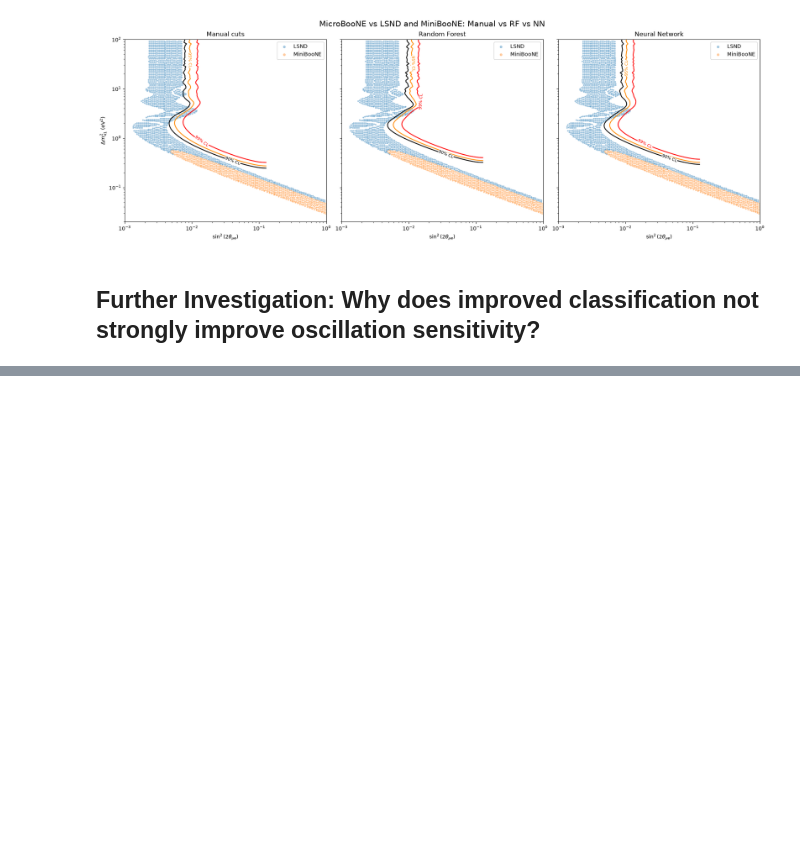
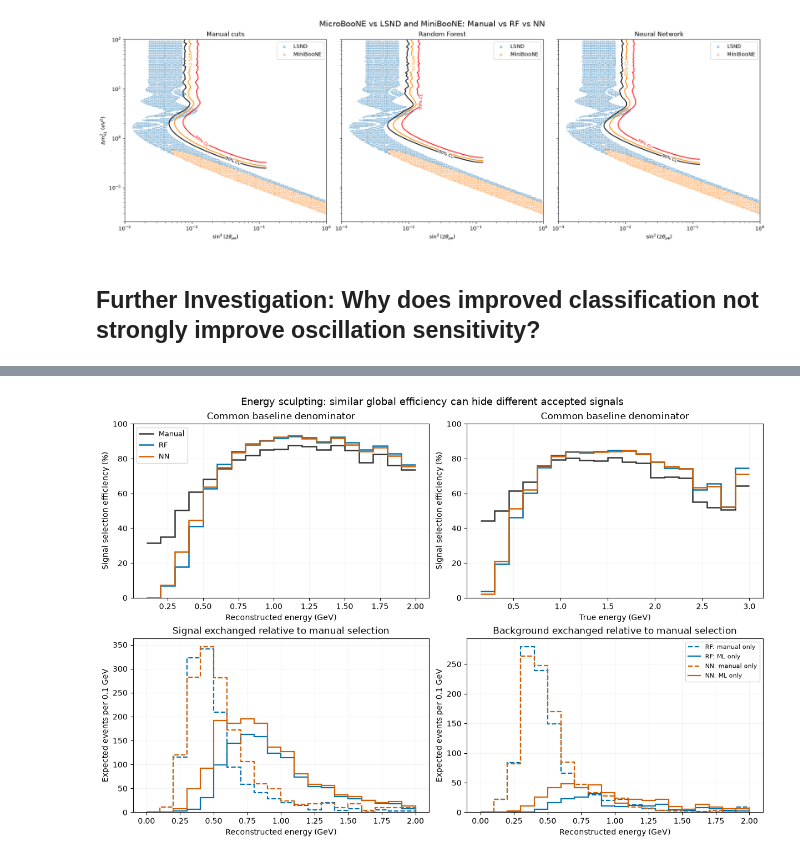
Before and after one commit to CanonicaliTY/uboone_lab_student_copy, a Jupyter notebook: ML_selection.ipynb, the cells around one changed output, grey strips where cells are left out. Cells and saved outputs as stored; diff of their text form; code cells hidden in the pictures; blank space fills up the shorter version.

```diff
--- a/ML_selection.ipynb
+++ b/ML_selection.ipynb
@@ -1107,0 +1522,70 @@ Saved figure: output/ml_selection/observed_ex14_manual_vs_rf_vs_nn.png
+# %%
+# Conditional signal efficiencies use the same baseline denominator for every method
+w9_test_reco = MC_test_physics["trk_energy_tot"].to_numpy(dtype=float)
+w9_test_true = MC_test_physics["true_E"].to_numpy(dtype=float)
+w9_test_weight = MC_test_physics["weight"].to_numpy(dtype=float)
+w9_test_signal = (MC_test_physics["category"] == 21).to_numpy()
+w9_truth_edges = np.linspace(0, 3, 21)
+w9_efficiency_rows = []
+w9_exchange_rows = []
+for coordinate, energies, edges in [("reconstructed", w9_test_reco, w9_edges), ("true", w9_test_true, w9_truth_edges)]:
+    denominator = np.histogram(energies[w9_test_signal], edges, weights=w9_test_weight[w9_test_signal])[0]
+    for name in w9_names:
+        chosen = np.asarray(w9_masks[name], dtype=bool) & w9_test_signal
+        numerator = np.histogram(energies[chosen], edges, weights=w9_test_weight[chosen])[0]
+        for b in range(len(denominator)):
+            w9_efficiency_rows.append({
+                "selection": name, "coordinate": coordinate, "energy_low": edges[b], "energy_high": edges[b+1],
+                "baseline_signal": denominator[b], "selected_signal": numerator[b],
+                "efficiency": w9_ratio(numerator, denominator)[b],
+            })
+
+# ML selections replace the manual cuts; they can both remove and add events
+for name in ["RF", "NN"]:
+    manual_only = np.asarray(w9_masks["Manual"]) & ~np.asarray(w9_masks[name])
+    ml_only = ~np.asarray(w9_masks["Manual"]) & np.asarray(w9_masks[name])
+    for direction, mask in [("removed_from_manual", manual_only), ("added_by_ml", ml_only)]:
+        signal = mask & w9_test_signal
+        background = mask & ~w9_test_signal
+        signal_hist = np.histogram(w9_test_reco[signal], w9_edges, weights=w9_test_weight[signal])[0]
+        background_hist = np.histogram(w9_test_reco[background], w9_edges, weights=w9_test_weight[background])[0]
+        phase = np.sin(1.27 * 3.0 * 0.47 / w9_test_true[signal])**2
+        response_hist = np.histogram(w9_test_reco[signal], w9_edges, weights=w9_test_weight[signal] * phase)[0]
+        for b in range(len(w9_centres)):
+            w9_exchange_rows.append({
+                "selection": name, "direction": direction,
+                "energy_low": w9_edges[b], "energy_high": w9_edges[b+1],
+                "signal": signal_hist[b], "background": background_hist[b],
+                "oscillation_response_dm3": response_hist[b],
+            })
+w9_efficiencies = pd.DataFrame(w9_efficiency_rows)
+w9_exchange = pd.DataFrame(w9_exchange_rows)
+w9_efficiencies.to_csv(w9_dir / "tables" / "energy_dependent_efficiency.csv", index=False)
+w9_exchange.to_csv(w9_dir / "tables" / "manual_only_and_ml_only_events.csv", index=False)
+
+fig, axes = plt.subplots(2, 2, figsize=(12, 8), layout="constrained")
+for ax, coordinate, edges in zip(axes[0], ["reconstructed", "true"], [w9_edges, w9_truth_edges]):
+    for name in w9_names:
+        rows = w9_efficiencies.loc[(w9_efficiencies["selection"] == name) & (w9_efficiencies["coordinate"] == coordinate)]
+        ax.stairs(100 * rows["efficiency"].to_numpy(), edges, baseline=None, color=w9_colours[name], label=name, lw=1.8)
+    ax.set_xlabel(f"{coordinate.capitalize()} energy (GeV)")
+    ax.set_ylabel("Signal selection efficiency (%)")
+    ax.set_ylim(0, 100)
+    ax.set_title("Common baseline denominator")
+    ax.grid(alpha=0.15)
+axes[0, 0].legend(fontsize=9)
+for ax, component in zip(axes[1], ["signal", "background"]):
+    for name in ["RF", "NN"]:
+        for direction, style, label in [("removed_from_manual", "--", "manual only"), ("added_by_ml", "-", "ML only")]:
+            rows = w9_exchange.loc[(w9_exchange["selection"] == name) & (w9_exchange["direction"] == direction)]
+            ax.stairs(rows[component].to_numpy(), w9_edges, color=w9_colours[name], ls=style,
+                      label=f"{name}: {label}", lw=1.6)
+    ax.set_title(f"{component.capitalize()} exchanged relative to manual selection")
+    ax.set_xlabel("Reconstructed energy (GeV)")
+    ax.set_ylabel("Expected events per 0.1 GeV")
+    ax.grid(alpha=0.15)
+axes[1, 1].legend(fontsize=8)
+fig.suptitle("Energy sculpting: similar global efficiency can hide different accepted signals", fontsize=13)
+w9_save_figure(fig, "energy_acceptance_and_event_exchange.png")
+# %% [output]
+[figure, added]
```
Also changed, not shown: parts of 18 cells of this notebook, 21 other files.
